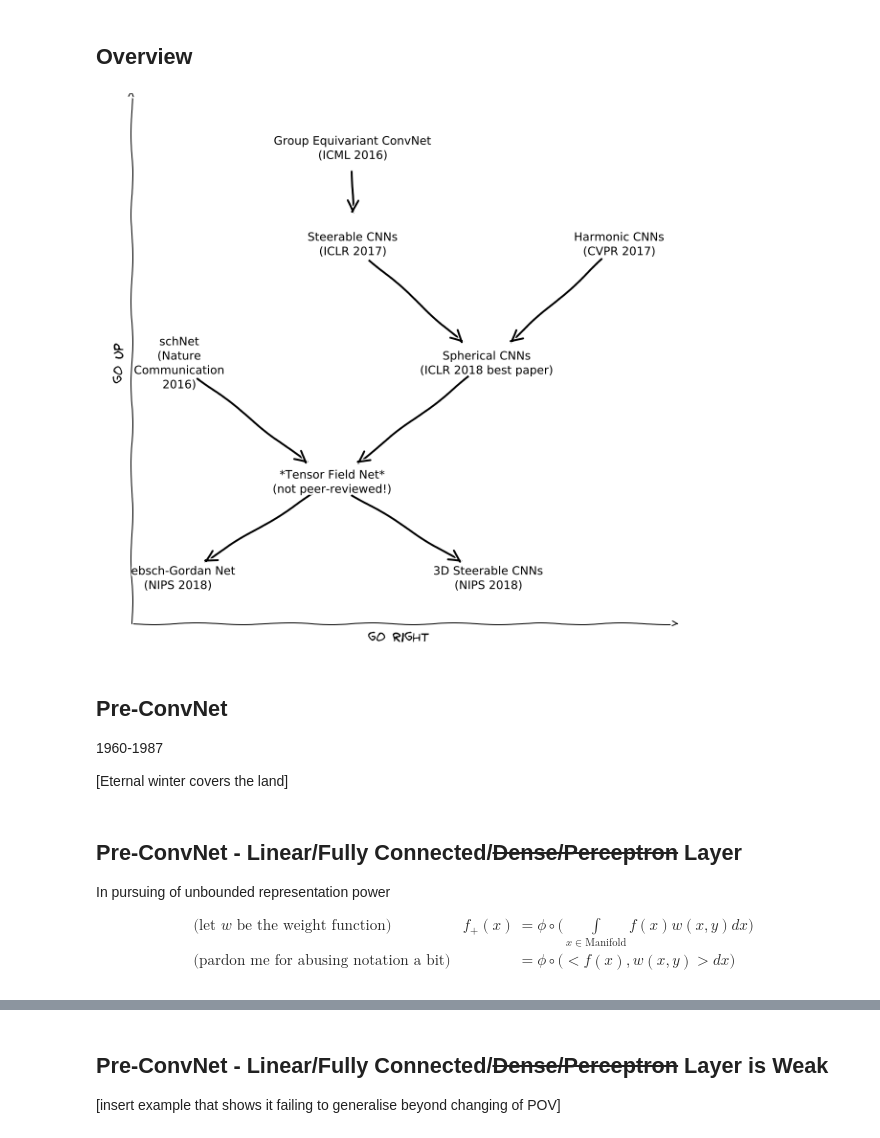
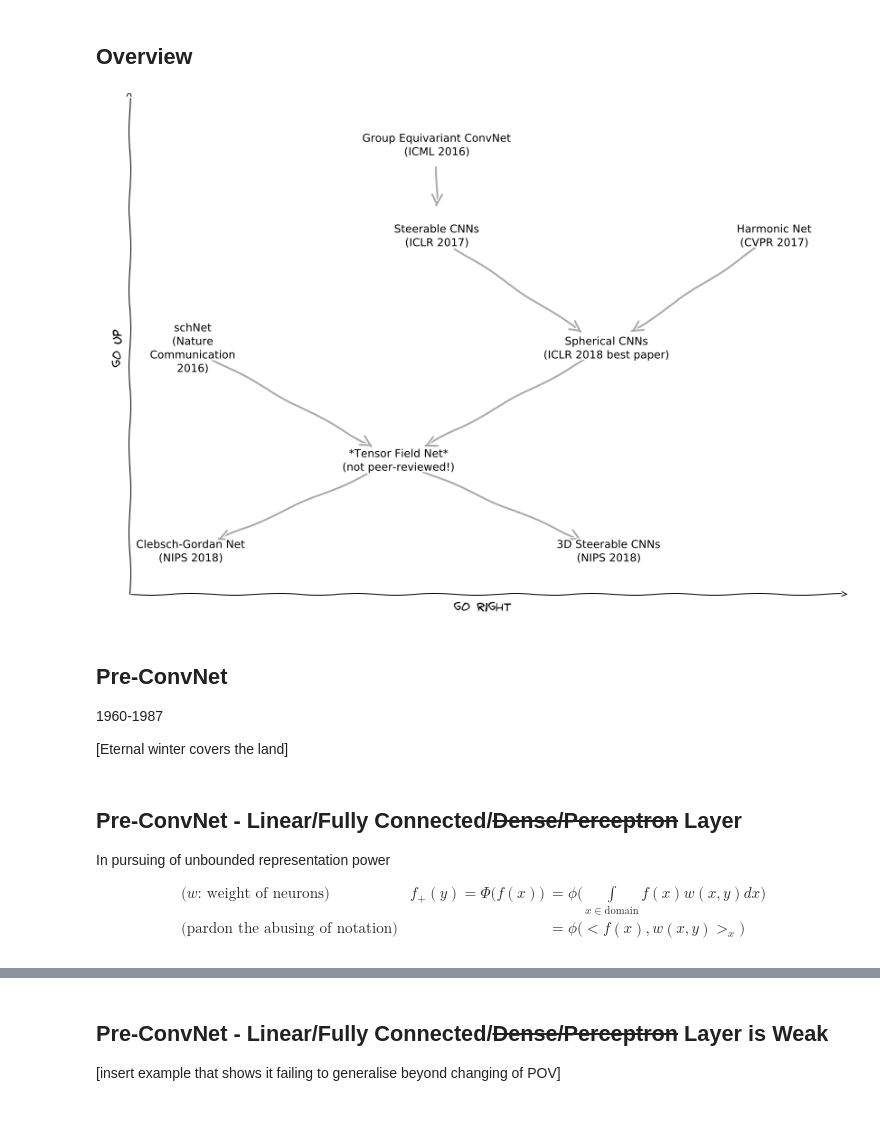
Before and after one commit to tribbloid/convnet-abstraction, a Jupyter notebook: slide/A-overview.ipynb, the cells around one changed output, grey strips where cells are left out. Drawn from its saved outputs; the diff is of its cells as text; code cells hidden in the pictures.

```diff
--- a/slide/A-overview.ipynb
+++ b/slide/A-overview.ipynb
@@ -20,10 +23,10 @@ if module_path not in sys.path:
 
 import networkx as nx
 
-from graphPlot import drawGraph
+from graphPlot import drawGraph, SIZE
 from const import *
 
-plt.rcParams['figure.figsize'] = [10, 10]
+plt.rcParams['figure.figsize'] = SIZE
 # print(plt.rcParams['figure.figsize'])
 # %% [markdown]
 # **ConvNet Abstraction**
@@ -46,29 +49,29 @@ plt.rcParams['figure.figsize'] = [10, 10]
 # %%
 
 g = nx.DiGraph(directed=True)
 
 schNet = "schNet\n(Nature\nCommunication\n2016)"
 groupInv = "Group Equivariant ConvNet\n(ICML 2016)"
 steerable = "Steerable CNNs\n(ICLR 2017)"
-harmonic = "Harmonic CNNs\n(CVPR 2017)"
+harmonic = "Harmonic Net\n(CVPR 2017)"
 spherical = "Spherical CNNs\n(ICLR 2018 best paper)"
 tensorField = "*Tensor Field Net*\n(not peer-reviewed!)"
 cgNet = "Clebsch-Gordan Net\n(NIPS 2018)"
 threeDSteerable = "3D Steerable CNNs\n(NIPS 2018)"
 
 g.add_edge(schNet, tensorField)
 g.add_edge(groupInv, steerable)
 g.add_edge(harmonic, spherical)
 g.add_edge(steerable, spherical)
 g.add_edge(spherical, tensorField)
 g.add_edge(tensorField, cgNet)
 g.add_edge(tensorField, threeDSteerable)
 
 drawGraph(g)
 
 plt.show()
 # %% [output]
-[figure, old version]
+[figure, new version]
 # %% [markdown]
 ## Pre-ConvNet
 
@@ -82,8 +85,8 @@ In pursuing of unbounded representation power
 
 
 \begin{align}
-& \text{(let $w$ be the weight function)} & f_+(x) &= \phi \circ \Big( \int\limits_{x \in \text{Manifold}} f(x) w(x, y) dx \Big) \\
-& \text{(pardon me for abusing notation a bit)} & &= \phi \circ \Big( < f(x), w(x, y) > dx \Big)
+& \text{($w$: weight of neurons)} & f_+(y) = \Phi \Big( f(x) \Big) &= \phi \Big( \int\limits_{x \in \text{domain}} f(x) w(x, y) dx \Big) \\
+& \text{(pardon the abusing of notation)} & &= \phi \Big( < f(x), w(x, y) >_x \Big)
 \end{align}
 # %%
 
```
Also changed, not shown: parts of 4 cells of this notebook, 17 other files.
